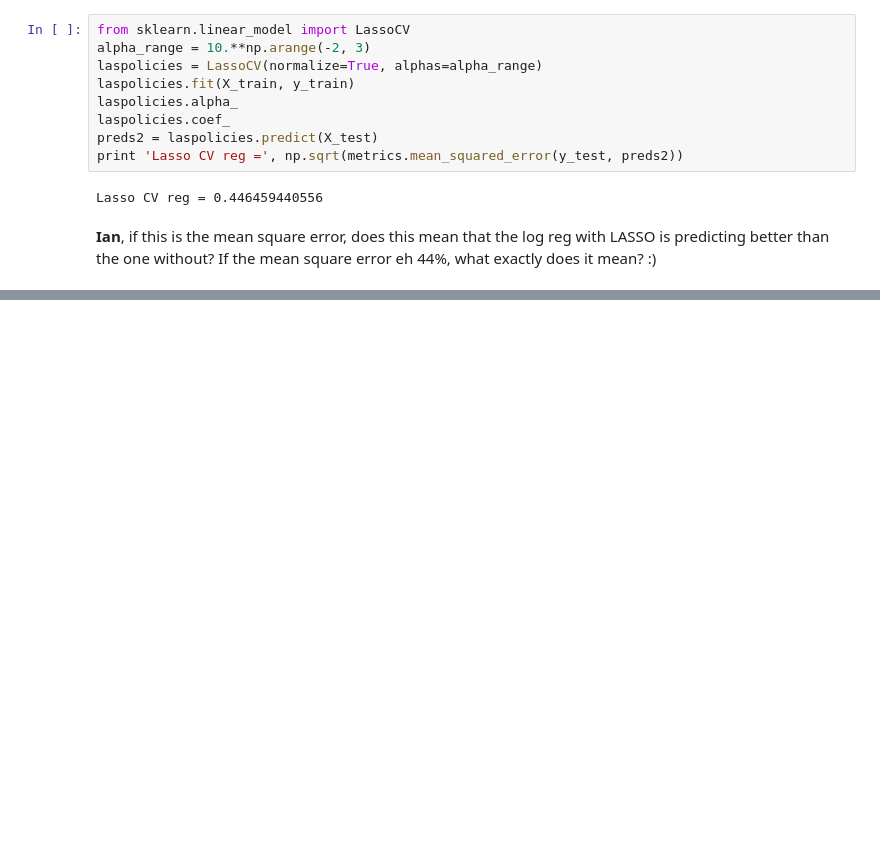
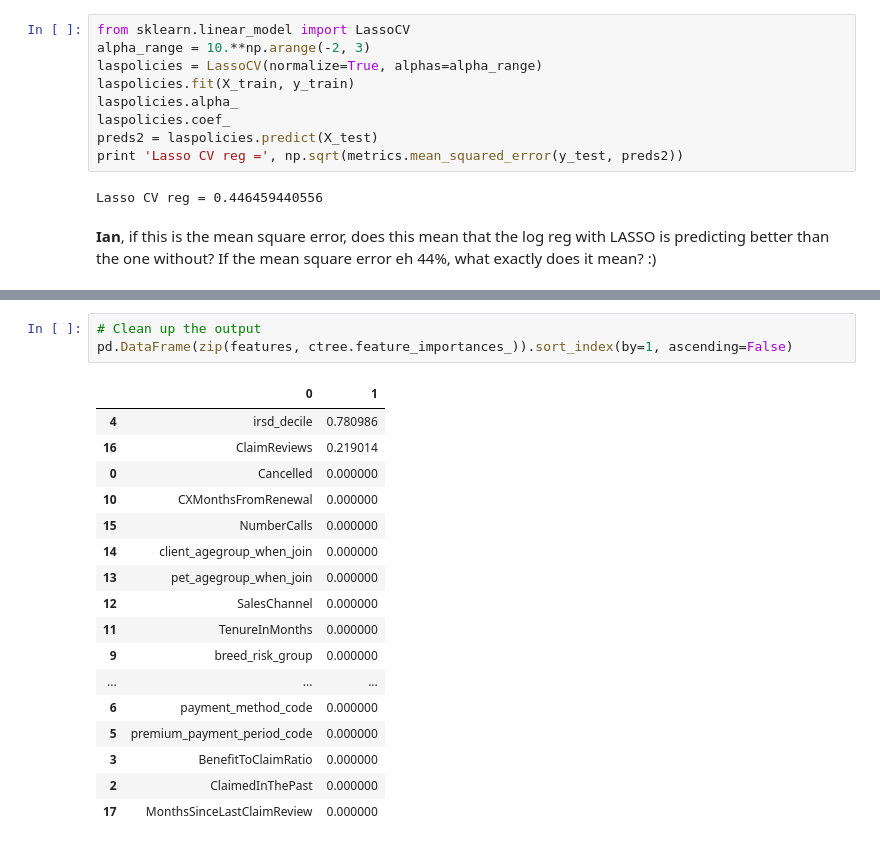
Before and after one commit to flarossler/SYDDAT4_Project-Pet-Insurance-Churn, a Jupyter notebook: Project Flavia.ipynb, the cells around one changed output, grey strips where cells are left out. Cells and saved outputs as stored; diff of their text form; blank space fills up the shorter version.

```diff
--- a/Project Flavia.ipynb
+++ b/Project Flavia.ipynb
@@ -434,0 +481,21 @@ from sklearn import decomposition
+# %%
+# Clean up the output
+pd.DataFrame(zip(features, ctree.feature_importances_)).sort_index(by=1, ascending=False)
+# %% [output]
+|  | 0 | 1 |
+| 4 | irsd_decile | 0.780986 |
+| 16 | ClaimReviews | 0.219014 |
+| 0 | Cancelled | 0.000000 |
+| 10 | CXMonthsFromRenewal | 0.000000 |
+| 15 | NumberCalls | 0.000000 |
+| 14 | client_agegroup_when_join | 0.000000 |
+| 13 | pet_agegroup_when_join | 0.000000 |
+| 12 | SalesChannel | 0.000000 |
+| 11 | TenureInMonths | 0.000000 |
+| 9 | breed_risk_group | 0.000000 |
+| ... | ... | ... |
+| 6 | payment_method_code | 0.000000 |
+| 5 | premium_payment_period_code | 0.000000 |
+| 3 | BenefitToClaimRatio | 0.000000 |
+| 2 | ClaimedInThePast | 0.000000 |
+| 17 | MonthsSinceLastClaimReview | 0.000000 |
```
Also changed, not shown: parts of 9 cells of this notebook.
